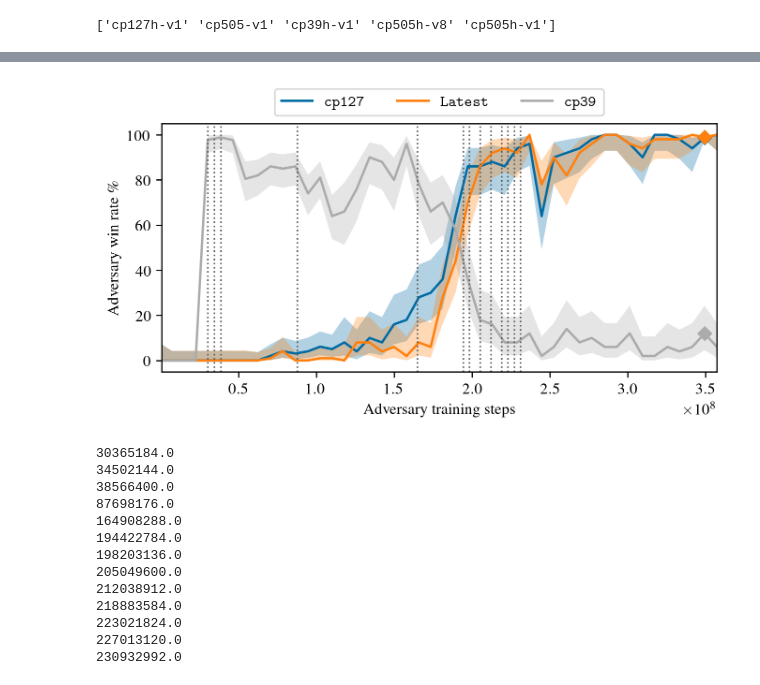
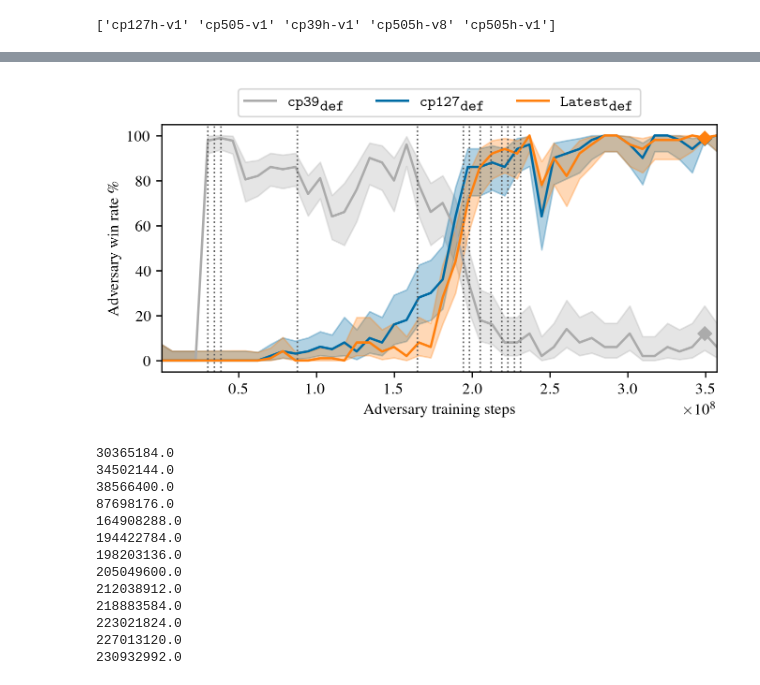
Before and after one commit to AlignmentResearch/KataGoVisualizer, a Jupyter notebook: notebooks/notebooks/iclr2022/plots.ipynb, the cells around one changed output, grey strips where cells are left out. Drawn from its saved outputs; the diff is of its cells as text; code cells hidden in the pictures.

```diff
--- a/notebooks/notebooks/iclr2022/plots.ipynb
+++ b/notebooks/notebooks/iclr2022/plots.ipynb
@@ -936,3 +957,5 @@ len(df), len(df19)
 print(df19.victim_name.unique())
 # %% [output]
 ['cp127h-v1' 'cp505-v1' 'cp39h-v1' 'cp505h-v8' 'cp505h-v1']
+# %%
+plt.rcParams["axes.prop_cycle"].by_key()["color"]
@@ -939,28 +973,26 @@ print(df19.victim_name.unique())
 # %%
 victim_name_to_plot_label = {
-    "cp39h-v1": r"\texttt{cp39}",
-    "cp127h-v1": r"\texttt{cp127}",
+    "cp39h-v1": r"$\texttt{cp39}_\texttt{def}$",
+    "cp127h-v1": r"$\texttt{cp127}_\texttt{def}$",
     "cp505-v1": r"\texttt{Latest-v1}",
-    "cp505h-v1": r"\texttt{Latest}",
-    "cp505h-v8": r"\texttt{Latest-h-v8}",
+    "cp505h-v1": r"$\texttt{Latest}_\texttt{def}$",
+    "cp505h-v8": r"$\texttt{Latest-h-v8}_\texttt{def}$",
 }
-# cp127 and cp505 first to make the line colors match up with
-# our unhardened results
-victim_names_to_plot = ["cp127h-v1", "cp505h-v1", "cp39h-v1"]
+victim_names_to_plot = ["cp39h-v1", "cp127h-v1", "cp505h-v1"]
+# colors = plt.rcParams["axes.prop_cycle"].by_key()["color"]
+# make line colors match up with unhardened reuslts
+colors = ['#ABABAB', '#006BA4', '#FF800E']
 
-colors = plt.rcParams["axes.prop_cycle"].by_key()["color"]
 fig, axs = plt.subplots(1, 1, constrained_layout=True, figsize=(5.50107, 3), dpi=240)
 
 plt.subplot(1, 1, 1)
 ALPHA = 0.05
 for i, name in enumerate(victim_names_to_plot):
-    if name in victim_names_to_skip:
-        continue
     victim_df = df19[df19.victim_name == name]
     ax = (
         victim_df.groupby("adv_steps")
         .mean(True)
-        .adv_win_perc.plot(label=victim_name_to_plot_label[name])
+        .adv_win_perc.plot(label=victim_name_to_plot_label[name], color=colors[i])
     )
 
     df_confint = victim_df.groupby("adv_steps").mean(True)
@@ -974,7 +1006,7 @@ for i, name in enumerate(victim_names_to_plot):
         axis=1,
         result_type="expand",
     )
-    plt.fill_between(df_confint.index, conf_df[0] * 100, conf_df[1] * 100, alpha=0.3)
+    plt.fill_between(df_confint.index, conf_df[0] * 100, conf_df[1] * 100, color=colors[i], alpha=0.3)
     adv_pt = 349284096
     plt.plot(
         adv_pt,
@@ -982,35 +1014,35 @@ for i, name in enumerate(victim_names_to_plot):
         "D",
         color=colors[i],
     )
 
 
 VICTIM_RANGES = {
     "victim-kata1-b6c96-s45189632-d6589032-v1.0": (0.0, 30365184.0),
     "victim-kata1-b6c96-s69427456-d10051148-v1.0": (30365184.0, 34502144.0),
     "victim-kata1-b6c96-s175395328-d26788732-v1.0": (34502144.0, 38566400.0),
     "victim-kata1-b10c128-s197428736-d67404019-v1.0": (38566400.0, 87698176.0),
     "victim-kata1-b15c192-s497233664-d149638345-v1.0": (87698176.0, 164908288.0),
     "victim-kata1-b20c256x2-s5303129600-d1228401921-v1.0": (164908288.0, 194422784.0),
     "victim-kata1-b40c256-s5867950848-d1413392747-v1.0": (194422784.0, 198203136.0),
     "victim-kata1-b40c256-s7455877888-d1808582493-v1.0": (198203136.0, 205049600.0),
     "victim-kata1-b40c256-s9738904320-d2372933741-v1.0": (205049600.0, 212038912.0),
     "victim-kata1-b40c256-s11101799168-d2715431527-v1.0": (212038912.0, 218883584.0),
     "victim-kata1-b40c256-s11840935168-d2898845681-v1.0": (218883584.0, 223021824.0),
     "victim-kata1-b40c256-s11840935168-d2898845681-v2.0": (227013120.0, 227013120.0),
     "victim-kata1-b40c256-s11840935168-d2898845681-v4.0": (227013120.0, 230932992.0),
     "victim-kata1-b40c256-s11840935168-d2898845681-v8.0": (230932992.0, None),
 }
 for _, xc in list(VICTIM_RANGES.values())[:-1]:
-    plt.axvline(x=xc, ls=":", lw=1, color=colors[3])
+    plt.axvline(x=xc, ls=":", lw=1, color='#595959')
 
 plt.ylabel(r"Adversary win rate \%")
 plt.xlabel("Adversary training steps")
 plt.margins(x=0)
 plt.legend(loc="lower center", bbox_to_anchor=(0.5, 1.0), ncols=3, fancybox=True)
 
 plt.savefig("adv-training-hardened.pgf", backend="pgf")
 # %% [output]
-[figure, old version]
+[figure, new version]
 # %%
 for val in list(
     {
```
Also changed, not shown: parts of 4 cells of this notebook, 3 other files.
